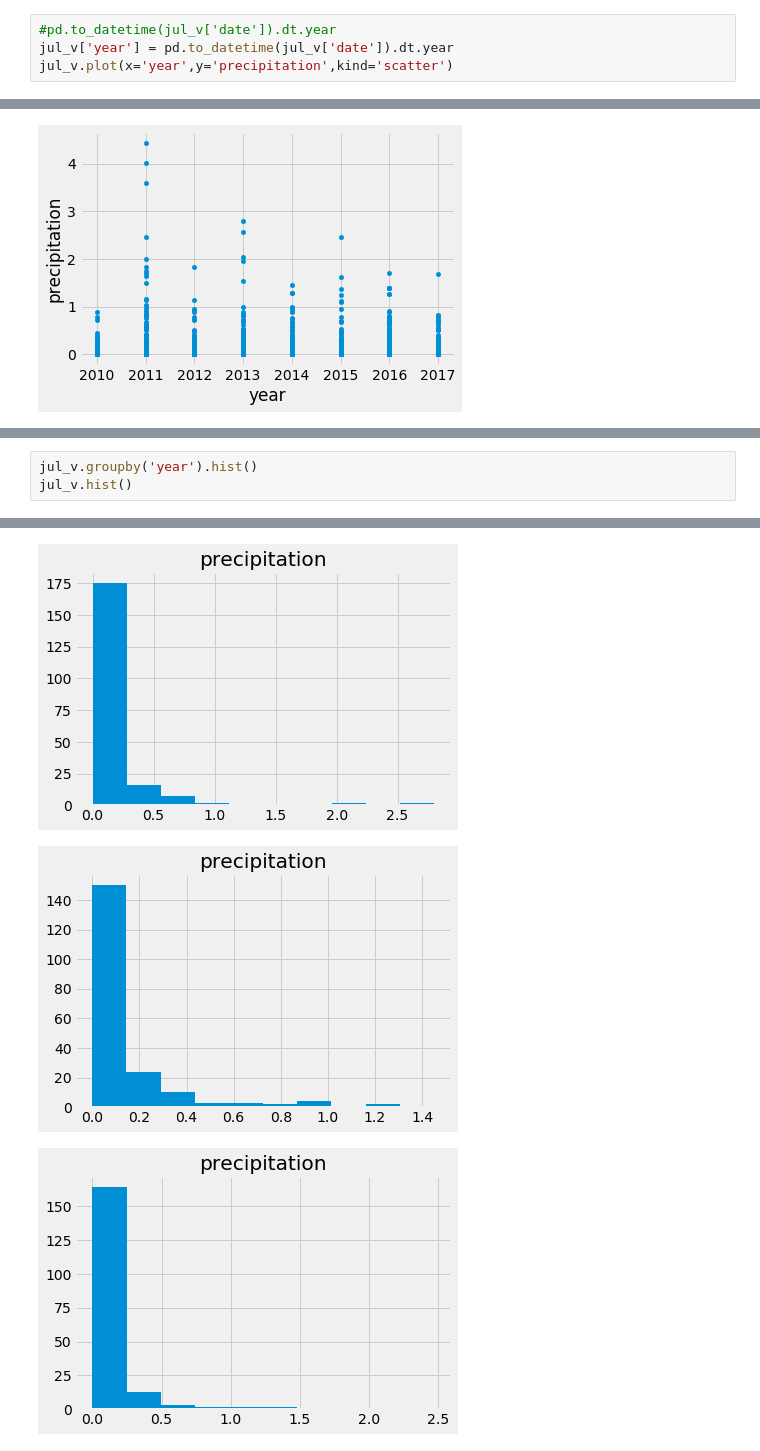
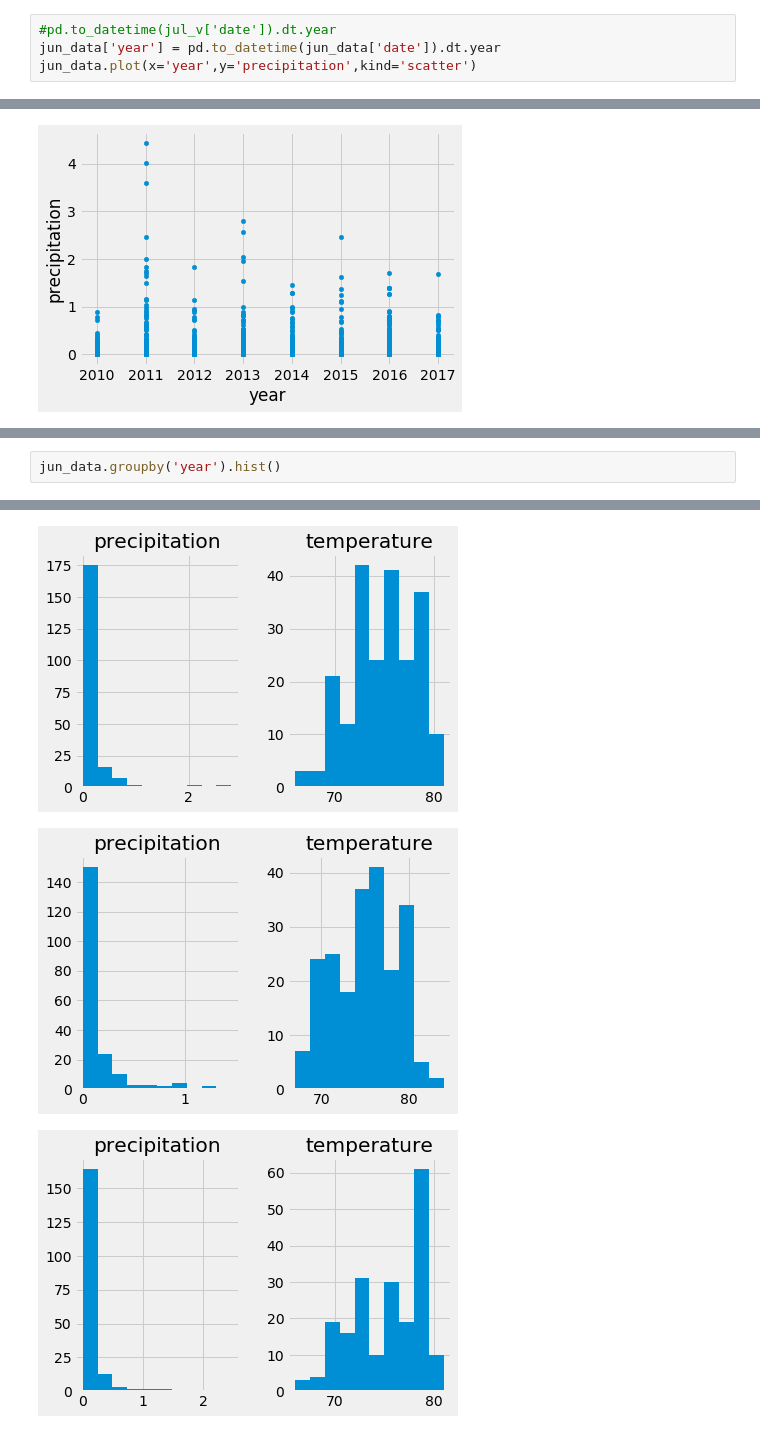
Before and after one commit to damiencorr/surfs_up, a Jupyter notebook: climate_analysis.ipynb, the cells around one changed output, grey strips where cells are left out. Drawn from its saved outputs; the diff is of its cells as text.

```diff
--- a/climate_analysis.ipynb
+++ b/climate_analysis.ipynb
@@ -386,7 +439,7 @@ dec_data['temperature'].plot.box()
 # %%
 #pd.to_datetime(jul_v['date']).dt.year
-jul_v['year'] = pd.to_datetime(jul_v['date']).dt.year
-jul_v.plot(x='year',y='precipitation',kind='scatter')
+jun_data['year'] = pd.to_datetime(jun_data['date']).dt.year
+jun_data.plot(x='year',y='precipitation',kind='scatter')
 # %% [output]
 A value is trying to be set on a copy of a slice from a DataFrame.
 Try using .loc[row_indexer,col_indexer] = value instead
@@ -421,6 +474,5 @@ min         0.000000
 max         4.430000
 Name: precipitation, dtype: float64
 # %%
-jul_v.groupby('year').hist()
-jul_v.hist()
+jun_data.groupby('year').hist()
 # %% [output]
@@ -433,3 +492,3 @@ array([[<matplotlib.axes._subplots.AxesSubplot object at 0x...>,
-[figure, old version]
+[figure, new version]
-[figure, old version]
+[figure, new version]
-[figure, old version]
+[figure, new version]
```
Also changed, not shown: parts of 17 cells of this notebook.
